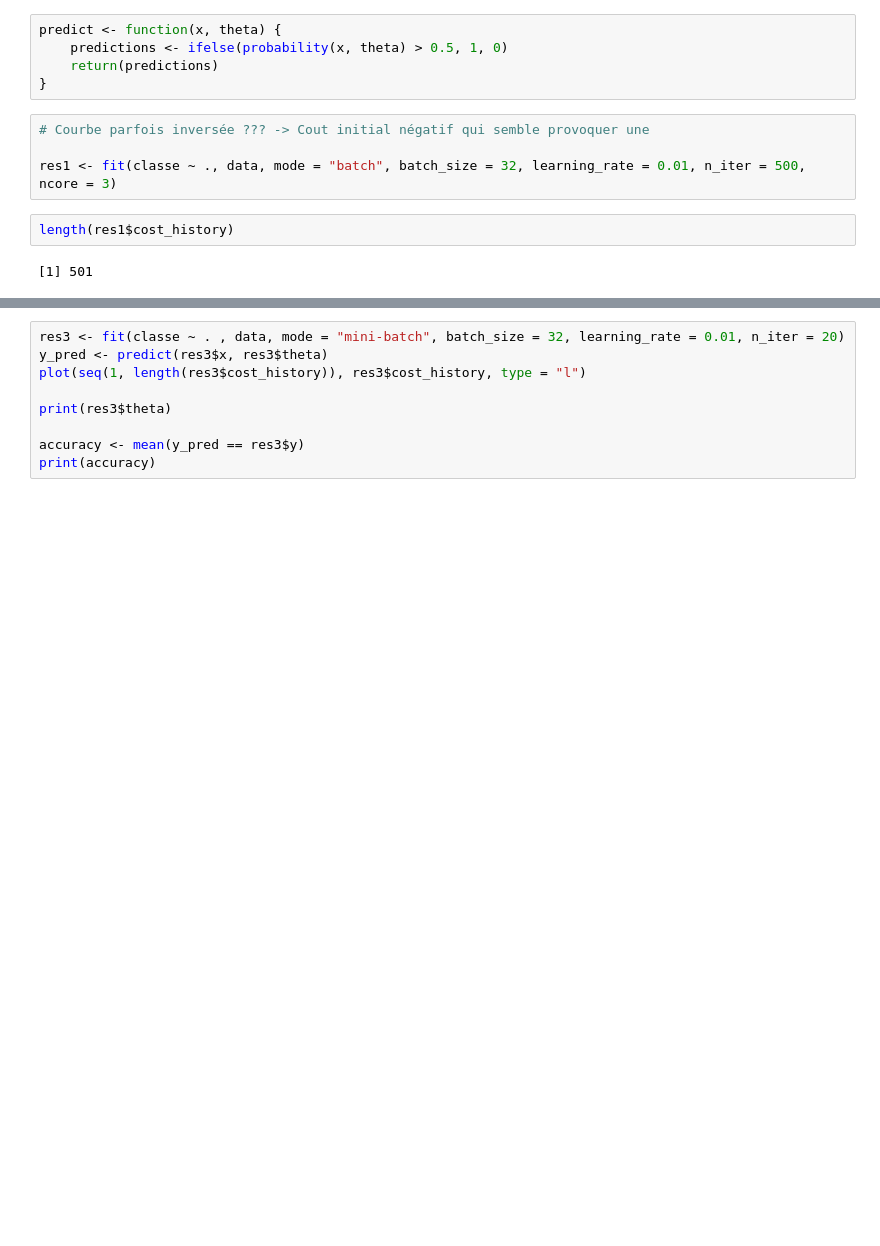
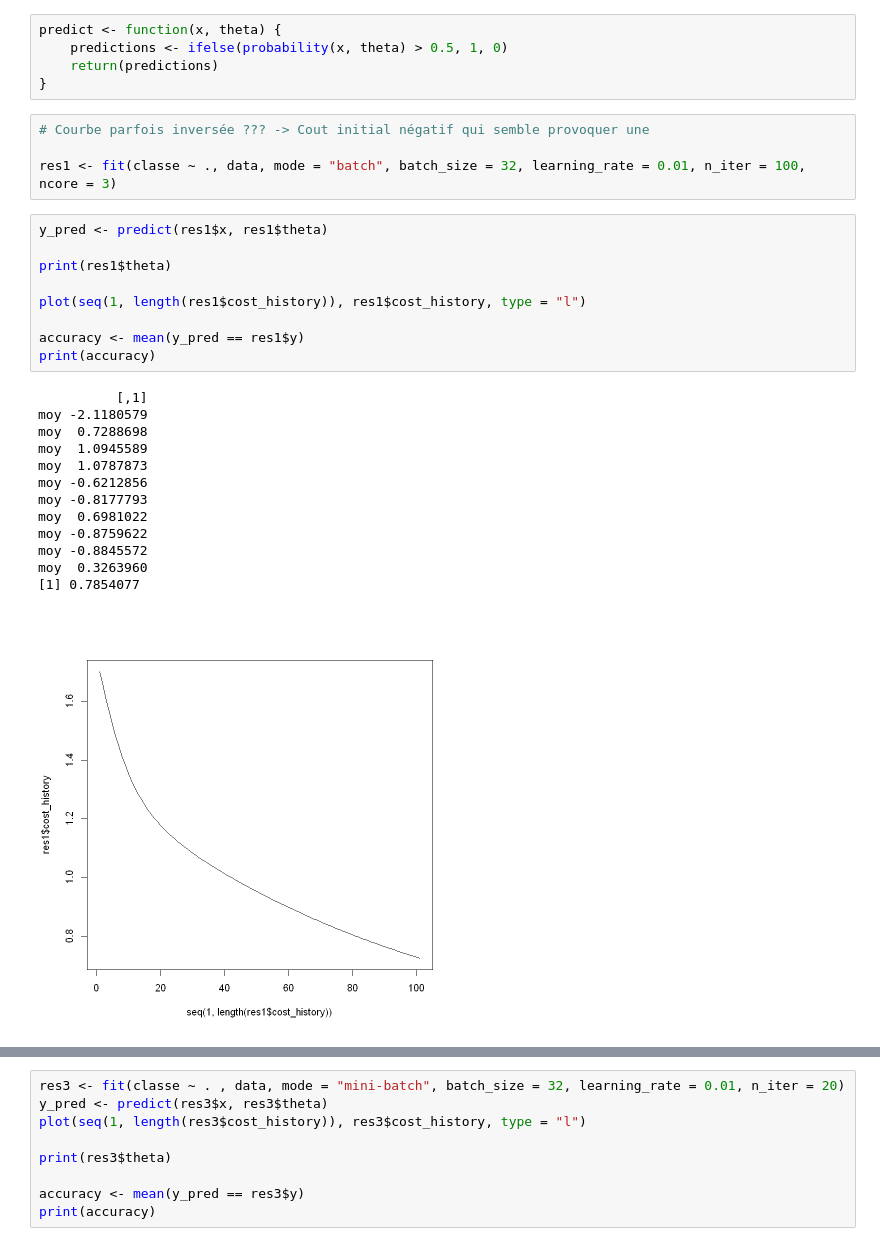
Before and after one commit to RomainDudoit/M2_RPackage, a Jupyter notebook: Notebook.ipynb, the cells around one changed output, grey strips where cells are left out. Cells and saved outputs as stored; diff of their text form; blank space fills up the shorter version.

```diff
--- a/Notebook.ipynb
+++ b/Notebook.ipynb
@@ -389,11 +391,30 @@ predict <- function(x, theta) {
 # %%
 # Courbe parfois inversée ??? -> Cout initial négatif qui semble provoquer une
 
-res1 <- fit(classe ~ ., data, mode = "batch", batch_size = 32, learning_rate = 0.01, n_iter = 500, ncore = 3)
+res1 <- fit(classe ~ ., data, mode = "batch", batch_size = 32, learning_rate = 0.01, n_iter = 100, ncore = 3)
-# %%
-length(res1$cost_history)
-# %% [output]
-[1] 501
+# %%
+y_pred <- predict(res1$x, res1$theta)
+
+print(res1$theta)
+
+plot(seq(1, length(res1$cost_history)), res1$cost_history, type = "l")
+
+accuracy <- mean(y_pred == res1$y)
+print(accuracy)
+# %% [output]
+          [,1]
+moy -2.1180579
+moy  0.7288698
+moy  1.0945589
+moy  1.0787873
+moy -0.6212856
+moy -0.8177793
+moy  0.6981022
+moy -0.8759622
+moy -0.8845572
+moy  0.3263960
+[1] 0.7854077
+[figure, added]
 # %%
 y_pred <- predict(res1$x, res1$theta)
 
```
Also changed, not shown: parts of 6 cells of this notebook.
